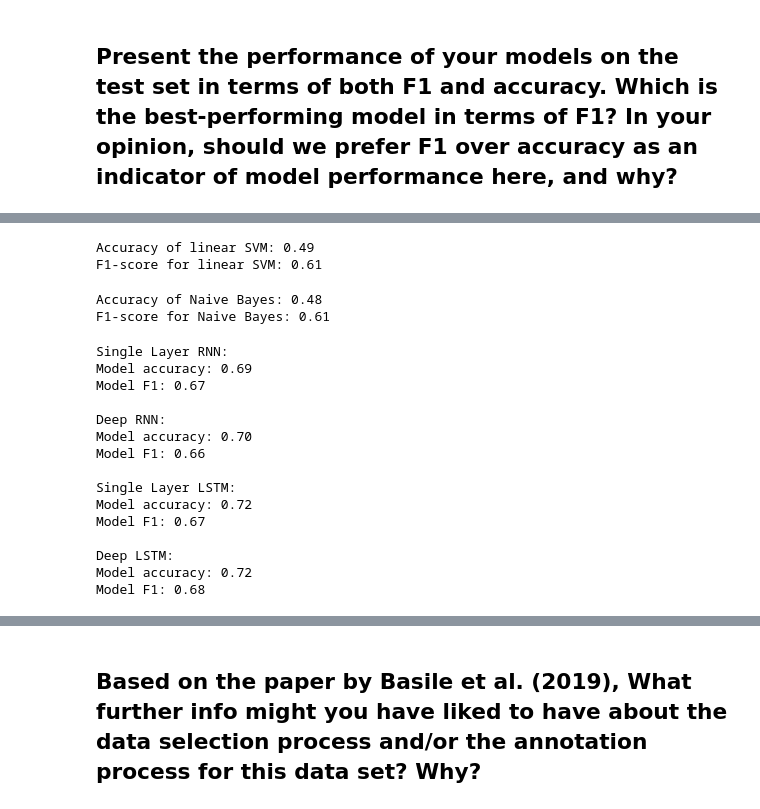
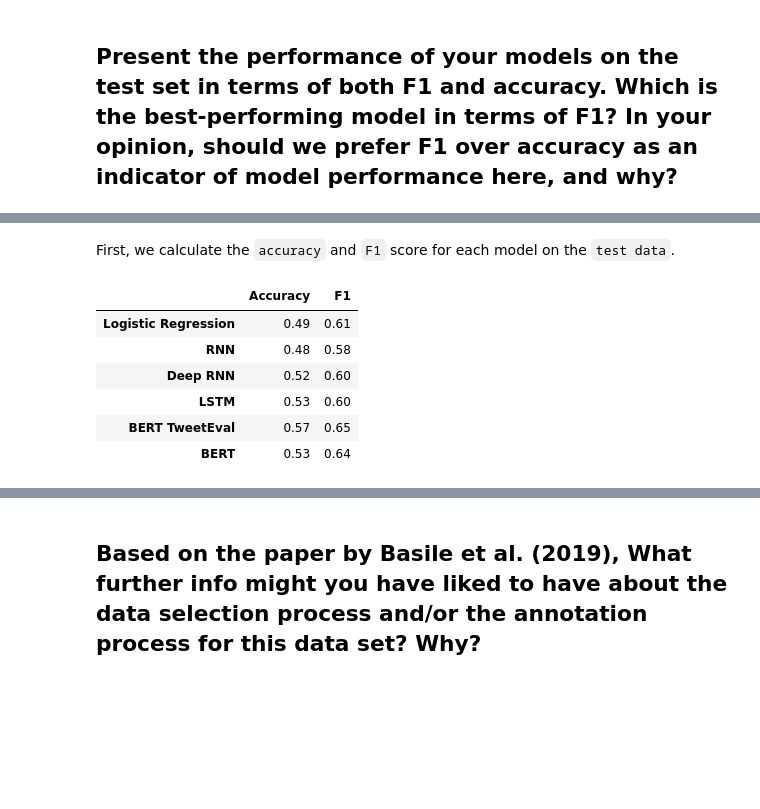
Before and after one commit to EsbenBL/Exam_ASDS, a Jupyter notebook: main_notebook.ipynb, the cells around one changed output, grey strips where cells are left out. Saved outputs shown, nothing was run; the diff lists cells and outputs as text; code cells hidden in the pictures; blank space fills up the shorter version.

```diff
--- a/main_notebook.ipynb
+++ b/main_notebook.ipynb
@@ -428,5 +385,5 @@ A single hidden layer LSTM with 100 nodes in the layer.
 myLSTM = RNN_LSTM(rnn_size=100, n_classes=2, num_layers = 1, embedding_matrix=embedding_matrix, type_="LSTM")
 
 myLSTM = training_loop(myLSTM, num_epochs = 3)
-acc_single_layer_LSTM, f1_single_layer_LSTM, preds = evaluate(myLSTM, val_loader)
+acc, f1, preds = evaluate(myLSTM, val_loader)
 # %% [output]
@@ -545,0 +444,2 @@ trainer.evaluate()
+# %%
+trainer, tokenized_test_dataset=  BERT_hate_classifier("bert-base-uncased")
@@ -545,0 +456,2 @@ trainer.evaluate()
+# %%
+trainer_tweeteval, tokenized_test_dataset_tweeteval =  BERT_hate_classifier("cardiffnlp/twitter-roberta-base-hate-latest")
@@ -568,44 +479,32 @@ F1-score for Logistic Regression: 0.61
-# %%
-test_pred_lscv = lscv_grid.predict(test_features)
-
-print(f"Accuracy of linear SVM: {accuracy_score(test_pred_lscv, test_labels):.2f}")
-print(f"F1-score for linear SVM: {f1_score(test_pred_lscv, test_labels):.2f}")
-# %% [output]
-Accuracy of linear SVM: 0.49
-F1-score for linear SVM: 0.61
-# %%
-nb = MultinomialNB()
-nb.fit(train_counts.toarray(), train_labels)
-np_preds = nb.predict(test_counts.toarray())
-
-print(f"Accuracy of Naive Bayes: {accuracy_score(np_preds, test_labels):.2f}")
-print(f"F1-score for Naive Bayes: {f1_score(np_preds, test_labels):.2f}")
-# %% [output]
-Accuracy of Naive Bayes: 0.48
-F1-score for Naive Bayes: 0.61
-# %%
-print("Single Layer RNN: ")
-acc, f1, preds = evaluate(myRNN, test_loader)
-print("\nDeep RNN: ")
-acc, f1, preds = evaluate(my_deep_RNN, test_loader)
-print("\nSingle Layer LSTM: ")
-acc, f1, preds = evaluate(myLSTM, test_loader)
-print("\nDeep LSTM: ")
-acc, f1, preds = evaluate(my_deep_LSTM, test_loader)
-# %% [output]
-Single Layer RNN:
-Model accuracy: 0.69
-Model F1: 0.67
-
-Deep RNN:
-Model accuracy: 0.70
-Model F1: 0.66
-
-Single Layer LSTM:
-Model accuracy: 0.72
-Model F1: 0.67
-
-Deep LSTM:
-Model accuracy: 0.72
-Model F1: 0.68
+# %% [markdown]
+First, we calculate the `accuracy` and `F1` score for each model on the `test data`.
+# %%
+test_pred_lr = lr_grid.predict(test_features_lr) # LLR
+acc_rnn, f1_rnn, preds = evaluate(myRNN, test_loader) # RNN
+acc_deep_rnn, f1_deep_rnn, preds = evaluate(my_deep_RNN, test_loader) # Deep RNN
+acc_lstm, f1_lstm, preds = evaluate(myLSTM, test_loader) # LSTM
+
+output, true_labels, eval = trainer.predict(tokenized_test_dataset) # BERT
+acc_bert, f1_bert = eval["test_accuracy"], eval["test_f1"]
+
+output, true_labels, eval_tweeteval = trainer_tweeteval.predict(tokenized_test_dataset_tweeteval) # TweetEval BERT
+acc_bert_tweeteval, f1_bert_tweeteval = eval_tweeteval["test_accuracy"], eval_tweeteval["test_f1"]
+# %%
+pd.DataFrame([[accuracy_score(test_pred_lr, test_labels),
+               f1_score(test_pred_lr, test_labels)],
+              [acc_rnn, f1_rnn],
+              [acc_deep_rnn, f1_deep_rnn],
+              [acc_lstm, f1_lstm],
+              [acc_bert_tweeteval, f1_bert_tweeteval],
+              [acc_bert, f1_bert]],
+             index = ["Logistic Regression", "RNN", "Deep RNN", "LSTM", "BERT TweetEval", "BERT"],
+             columns = ["Accuracy", "F1"]).round(2)
+# %% [output]
+|  | Accuracy | F1 |
+| Logistic Regression | 0.49 | 0.61 |
+| RNN | 0.48 | 0.58 |
+| Deep RNN | 0.52 | 0.60 |
+| LSTM | 0.53 | 0.60 |
+| BERT TweetEval | 0.57 | 0.65 |
+| BERT | 0.53 | 0.64 |
 # %% [markdown]
```
Also changed, not shown: parts of 53 cells of this notebook.
